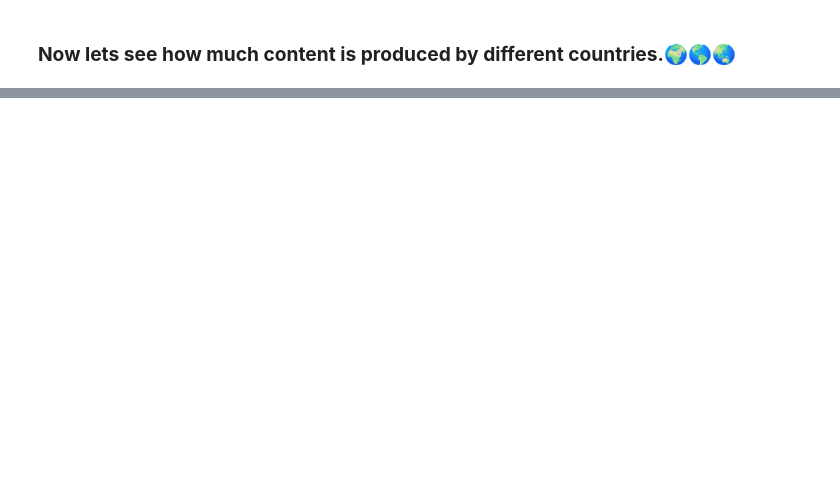
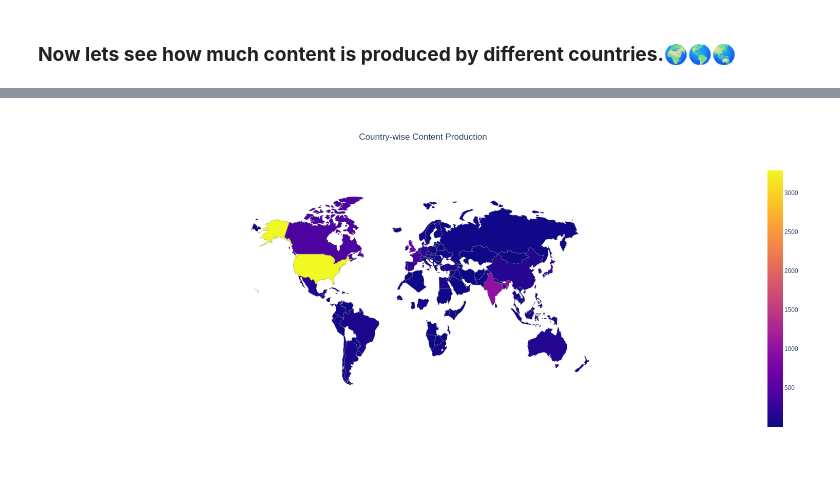
Before and after one commit to anishjohnson/NETFLIX-MOVIES-AND-TV-SHOWS-CLUSTERING, a Jupyter notebook: NETFLIX_MOVIES_AND_TV_SHOWS_CLUSTERING_Anish_Johnson.ipynb, the cells around one changed output, grey strips where cells are left out. Cells and saved outputs as stored; diff of their text form; code cells hidden in the pictures; blank space fills up the shorter version.

```diff
--- a/NETFLIX_MOVIES_AND_TV_SHOWS_CLUSTERING_Anish_Johnson.ipynb
+++ b/NETFLIX_MOVIES_AND_TV_SHOWS_CLUSTERING_Anish_Johnson.ipynb
@@ -402,0 +352,11 @@ fig.show()
+# %%
+# Import dataset containing Contries and their codes.
+country_code_df = pd.read_csv('/content/drive/MyDrive/country_code_dataset.csv', usecols=['Country', 'Code'])
+# %%
+# Create a dict to store counts of each country appearing in our dataset.
+countries = ", ".join(netflix_data['country'].dropna()).split(", ")
+countries_dict = dict(Counter(countries))
+countries_dict = dict((key.lower(), value) for key, value in countries_dict.items())
+# %%
+# Map the country code dataset with countries dict.
+country_code_df['Count'] = country_code_df['Country'].map(countries_dict)
@@ -402,0 +373,31 @@ fig.show()
+# %%
+# Create Geo plot to see which country produces more content.
+
+# Define data
+data = dict(type='choropleth',
+            locations = country_code_df['Code'],
+            z = country_code_df['Count'],
+            text = country_code_df['Country'],
+            marker = dict(line = dict (color = 'grey',width = 0.5)),
+            # colorbar = dict(autotick = True, title = '')
+            )
+
+# Define layout.
+layout = dict(title = 'Country-wise Content Production', title_x=0.5,height=700, width=1500,
+              geo = dict( projection = {'type':'times'},
+                         showlakes = False,
+                         showcoastlines = False,
+                         showframe = False,
+                         showocean = False,
+                         showland = False,
+                         fitbounds = 'locations',
+                         ))
+
+# Plot it.
+country_plot = go.Figure(data = [data],
+              layout = layout
+              )
+# iplot(country_plot)
+country_plot.show('png')
+# %% [output]
+[figure, added]
```
Also changed, not shown: parts of 108 cells of this notebook.
